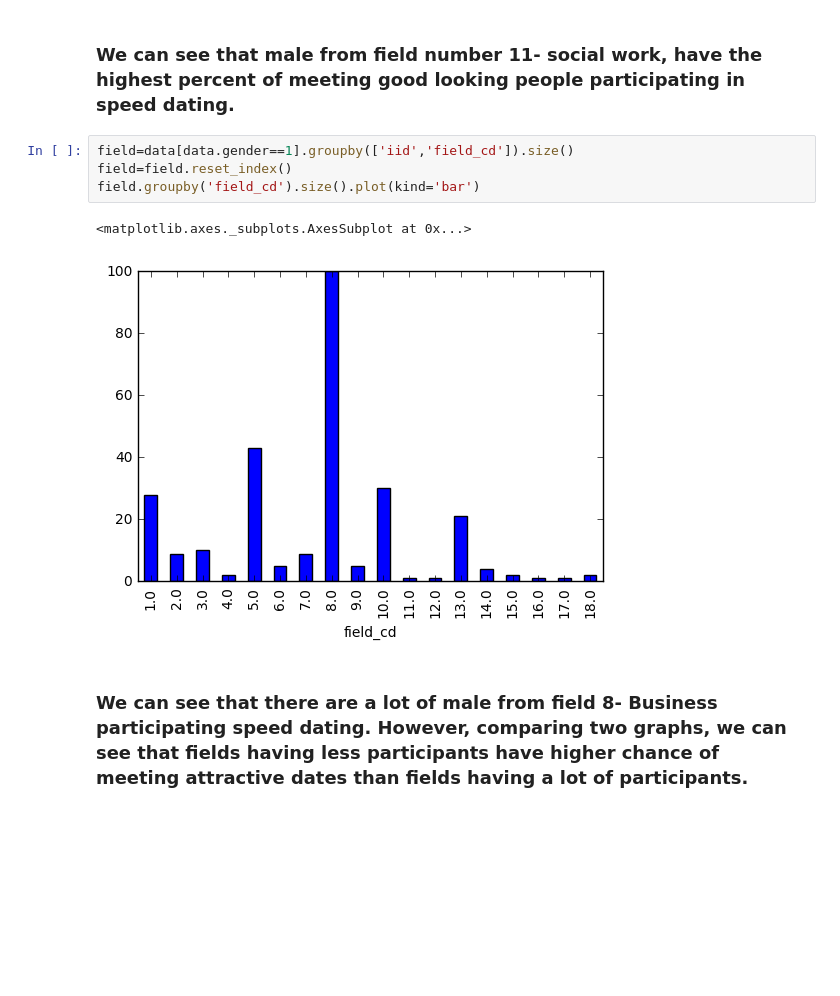
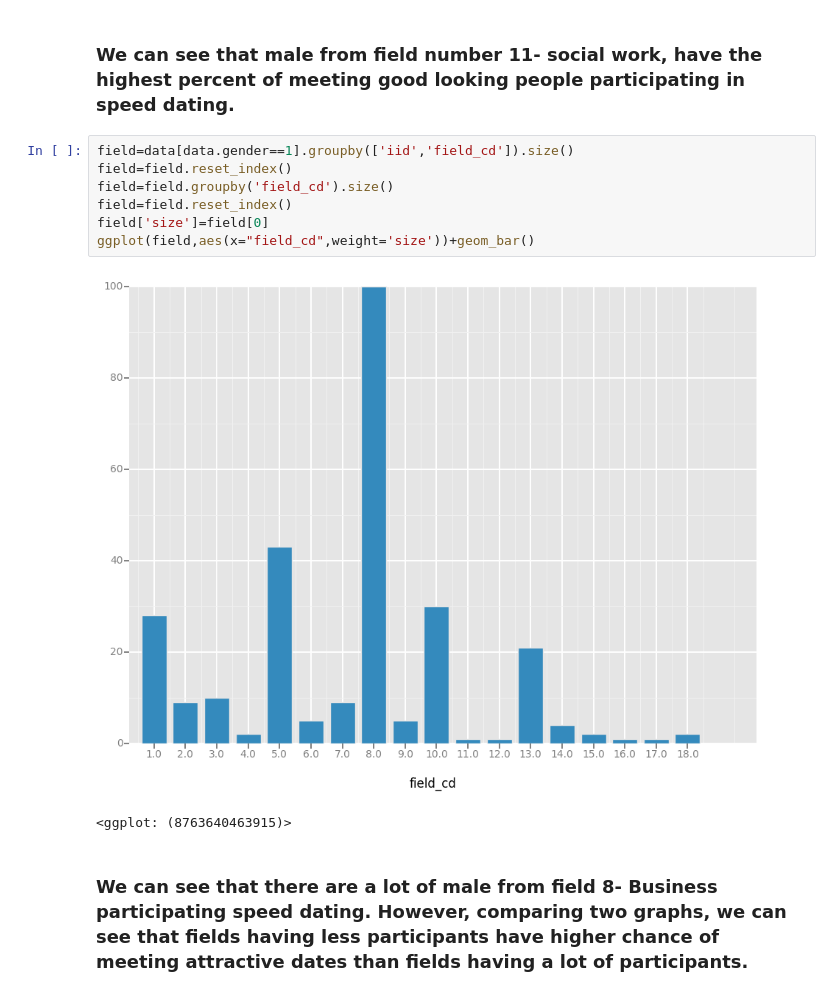
Before and after one commit to LutherCSMiller/midtermproject-nguyli03, a Jupyter notebook: SpeedDating.ipynb, the cells around one changed output. Drawn from its saved outputs; the diff is of its cells as text; blank space fills up the shorter version.

```diff
--- a/SpeedDating.ipynb
+++ b/SpeedDating.ipynb
@@ -80,10 +82,13 @@ x['%'].plot(kind='bar')
 # %%
 field=data[data.gender==1].groupby(['iid','field_cd']).size()
 field=field.reset_index()
-field.groupby('field_cd').size().plot(kind='bar')
+field=field.groupby('field_cd').size()
+field=field.reset_index()
+field['size']=field[0]
+ggplot(field,aes(x="field_cd",weight='size'))+geom_bar()
 # %% [output]
+[figure, new version]
-<matplotlib.axes._subplots.AxesSubplot at 0x...>
+<ggplot: (8763640463915)>
-[figure, old version]
 # %% [markdown]
 ### We can see that there are a lot of male from field 8- Business participating speed dating. However, comparing two graphs, we can see that fields having less participants have higher chance of meeting attractive dates than fields having a lot of participants.
 # %% [markdown]
```
Also changed, not shown: parts of 14 cells of this notebook.
